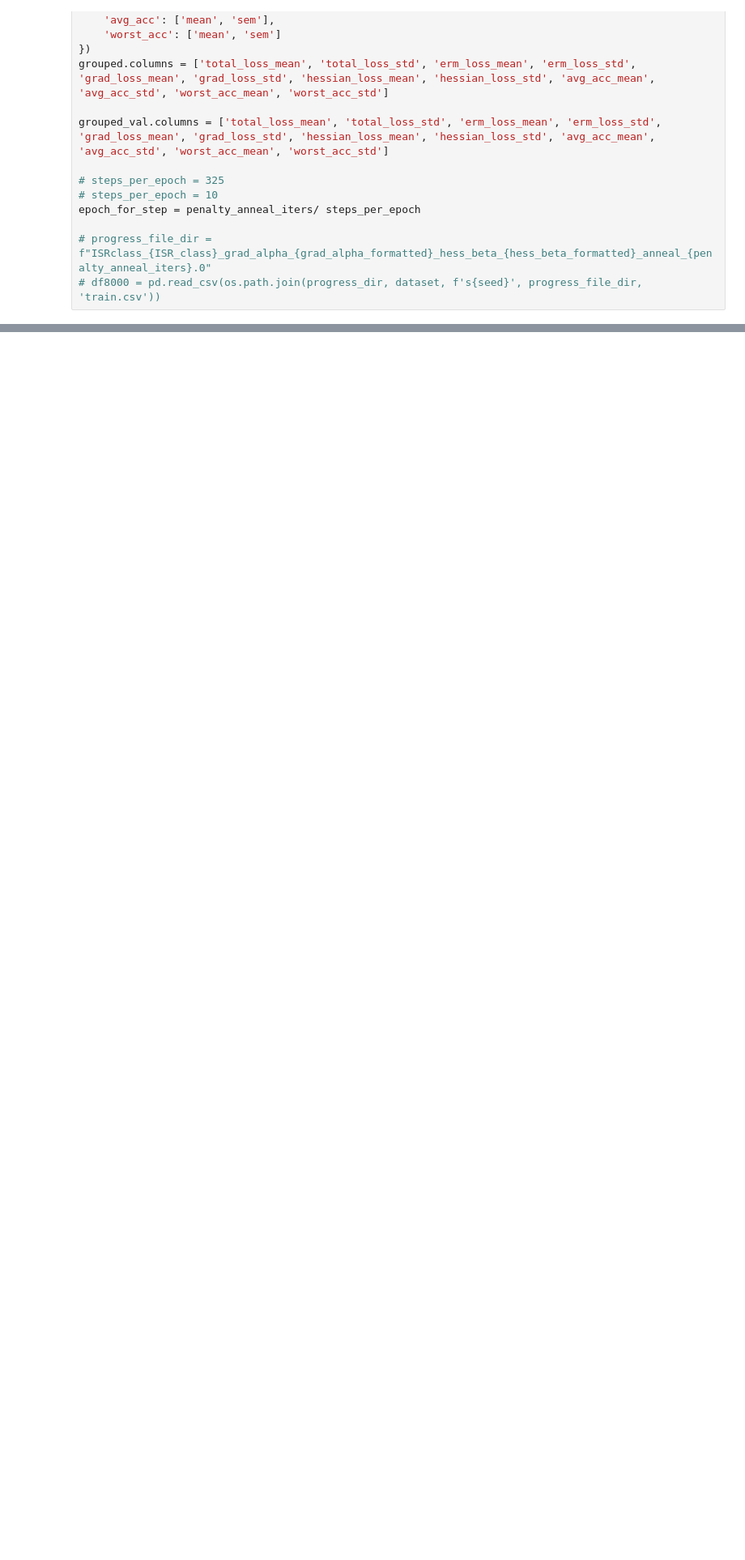
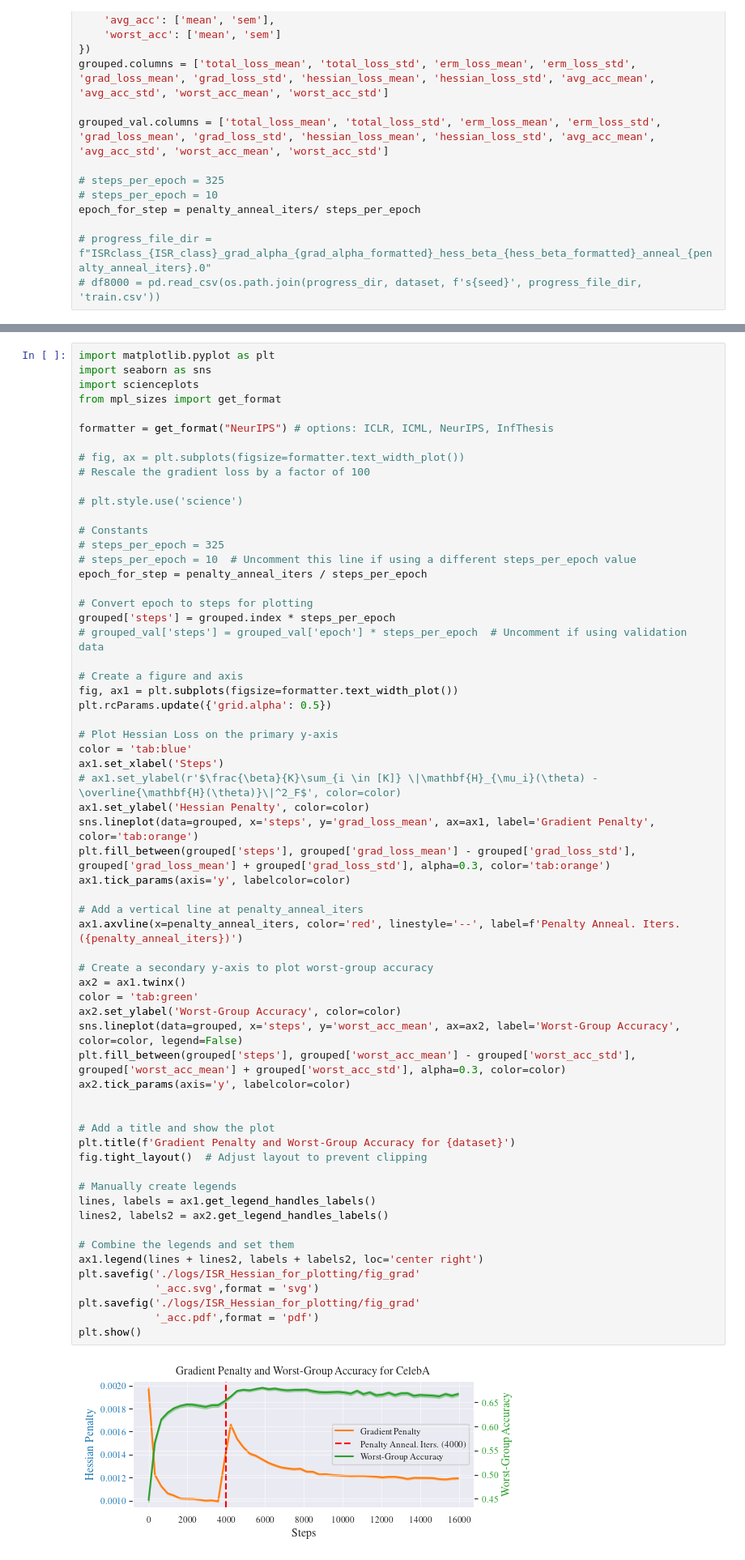
Before and after one commit to chenyuen0103/ISR, a Jupyter notebook: real_datasets/plot_results.ipynb, the cells around one changed output, grey strips where cells are left out. Shown at 81% size. Saved outputs shown, nothing was run; the diff lists cells and outputs as text; blank space fills up the shorter version.

```diff
--- a/real_datasets/plot_results.ipynb
+++ b/real_datasets/plot_results.ipynb
@@ -402,3 +407,67 @@ plt.show()
+# %%
+import matplotlib.pyplot as plt
+import seaborn as sns
+import scienceplots
+from mpl_sizes import get_format
+
+formatter = get_format("NeurIPS") # options: ICLR, ICML, NeurIPS, InfThesis
+
+# fig, ax = plt.subplots(figsize=formatter.text_width_plot())
+# Rescale the gradient loss by a factor of 100
+
+# plt.style.use('science')
+
+# Constants
+# steps_per_epoch = 325
+# steps_per_epoch = 10  # Uncomment this line if using a different steps_per_epoch value
+epoch_for_step = penalty_anneal_iters / steps_per_epoch
+
+# Convert epoch to steps for plotting
+grouped['steps'] = grouped.index * steps_per_epoch
+# grouped_val['steps'] = grouped_val['epoch'] * steps_per_epoch  # Uncomment if using validation data
+
+# Create a figure and axis
+fig, ax1 = plt.subplots(figsize=formatter.text_width_plot())
+plt.rcParams.update({'grid.alpha': 0.5})
+
+# Plot Hessian Loss on the primary y-axis
+color = 'tab:blue'
+ax1.set_xlabel('Steps')
+# ax1.set_ylabel(r'$\frac{\beta}{K}\sum_{i \in [K]} \|\mathbf{H}_{\mu_i}(\theta) - \overline{\mathbf{H}(\theta)}\|^2_F$', color=color)
+ax1.set_ylabel('Hessian Penalty', color=color)
+sns.lineplot(data=grouped, x='steps', y='grad_loss_mean', ax=ax1, label='Gradient Penalty', color='tab:orange')
+plt.fill_between(grouped['steps'], grouped['grad_loss_mean'] - grouped['grad_loss_std'], grouped['grad_loss_mean'] + grouped['grad_loss_std'], alpha=0.3, color='tab:orange')
+ax1.tick_params(axis='y', labelcolor=color)
+
+# Add a vertical line at penalty_anneal_iters
+ax1.axvline(x=penalty_anneal_iters, color='red', linestyle='--', label=f'Penalty Anneal. Iters. ({penalty_anneal_iters})')
+
+# Create a secondary y-axis to plot worst-group accuracy
+ax2 = ax1.twinx()
+color = 'tab:green'
+ax2.set_ylabel('Worst-Group Accuracy', color=color)
+sns.lineplot(data=grouped, x='steps', y='worst_acc_mean', ax=ax2, label='Worst-Group Accuracy', color=color, legend=False)
+plt.fill_between(grouped['steps'], grouped['worst_acc_mean'] - grouped['worst_acc_std'], grouped['worst_acc_mean'] + grouped['worst_acc_std'], alpha=0.3, color=color)
+ax2.tick_params(axis='y', labelcolor=color)
+
+
+# Add a title and show the plot
+plt.title(f'Gradient Penalty and Worst-Group Accuracy for {dataset}')
+fig.tight_layout()  # Adjust layout to prevent clipping
+
+# Manually create legends
+lines, labels = ax1.get_legend_handles_labels()
+lines2, labels2 = ax2.get_legend_handles_labels()
+
+# Combine the legends and set them
+ax1.legend(lines + lines2, labels + labels2, loc='center right')
+plt.savefig('./logs/ISR_Hessian_for_plotting/fig_grad'
+            '_acc.svg',format = 'svg')
+plt.savefig('./logs/ISR_Hessian_for_plotting/fig_grad'
+            '_acc.pdf',format = 'pdf')
+plt.show()
+# %% [output]
+[figure, added]
 # %%
 new_dir = './logs/ISR_Hessian_results_new'
 
```
Also changed, not shown: parts of 4 cells of this notebook.
